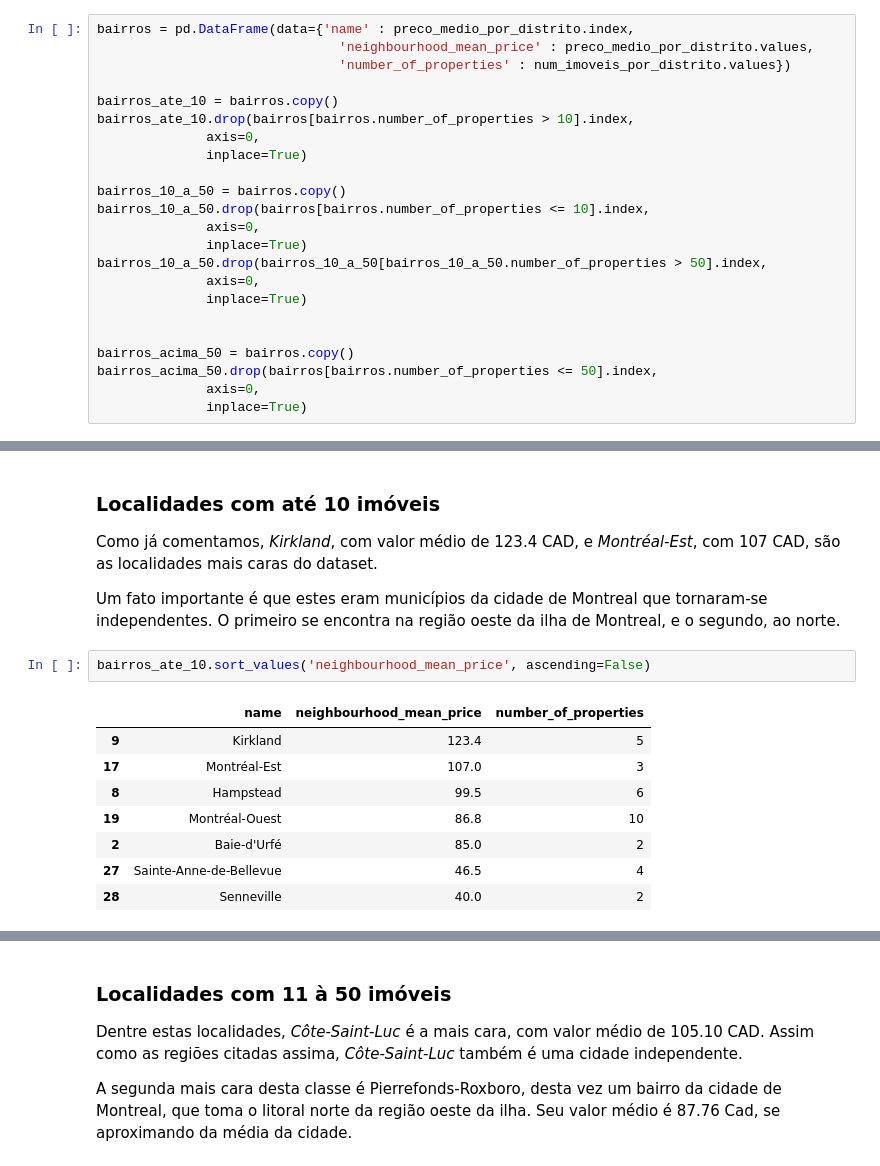
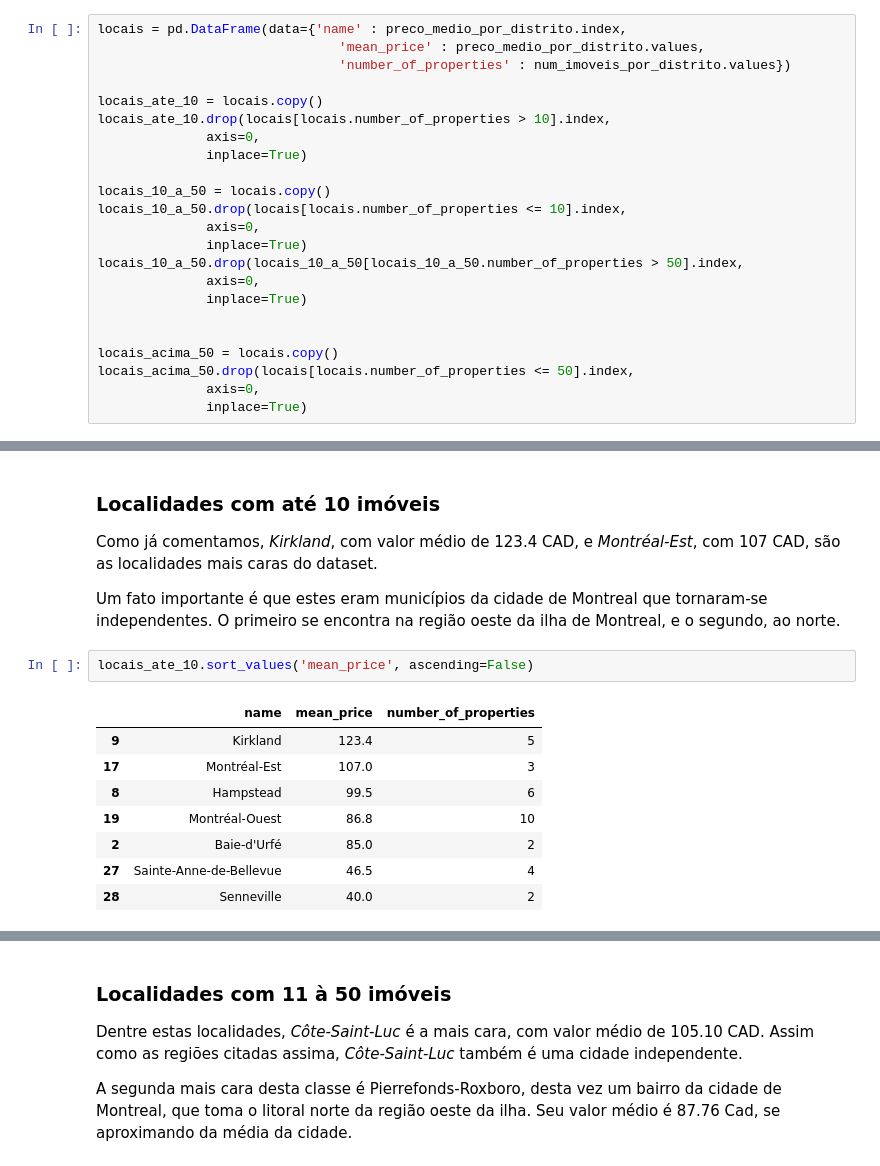
Before and after one commit to fernandoescobosa/data_science, a Jupyter notebook: Analisando_os_Dados_do_Airbnb_Montreal.ipynb, the cells around one changed output, grey strips where cells are left out. Drawn from its saved outputs; the diff is of its cells as text.

```diff
--- a/Analisando_os_Dados_do_Airbnb_Montreal.ipynb
+++ b/Analisando_os_Dados_do_Airbnb_Montreal.ipynb
@@ -424,25 +460,25 @@ df_clean.plot(kind='scatter', x='longitude', y='latitude', alpha=0.4, c=df_clean
 # %% [output]
 [figure]
 # %%
-bairros = pd.DataFrame(data={'name' : preco_medio_por_distrito.index,
-                               'neighbourhood_mean_price' : preco_medio_por_distrito.values,
+locais = pd.DataFrame(data={'name' : preco_medio_por_distrito.index,
+                               'mean_price' : preco_medio_por_distrito.values,
                                'number_of_properties' : num_imoveis_por_distrito.values})
 
-bairros_ate_10 = bairros.copy()
-bairros_ate_10.drop(bairros[bairros.number_of_properties > 10].index,
+locais_ate_10 = locais.copy()
+locais_ate_10.drop(locais[locais.number_of_properties > 10].index,
               axis=0,
               inplace=True)
 
-bairros_10_a_50 = bairros.copy()
-bairros_10_a_50.drop(bairros[bairros.number_of_properties <= 10].index,
+locais_10_a_50 = locais.copy()
+locais_10_a_50.drop(locais[locais.number_of_properties <= 10].index,
               axis=0,
               inplace=True)
-bairros_10_a_50.drop(bairros_10_a_50[bairros_10_a_50.number_of_properties > 50].index,
+locais_10_a_50.drop(locais_10_a_50[locais_10_a_50.number_of_properties > 50].index,
               axis=0,
               inplace=True)
 
 
-bairros_acima_50 = bairros.copy()
-bairros_acima_50.drop(bairros[bairros.number_of_properties <= 50].index,
+locais_acima_50 = locais.copy()
+locais_acima_50.drop(locais[locais.number_of_properties <= 50].index,
               axis=0,
               inplace=True)
@@ -453,9 +503,9 @@ Como já comentamos, *Kirkland*, com valor médio de 123.4 CAD, e *Montréal-Est
 
 Um fato importante é que estes eram municípios da cidade de Montreal que tornaram-se independentes. O primeiro se encontra na região oeste da ilha de Montreal, e o segundo, ao norte.
 # %%
-bairros_ate_10.sort_values('neighbourhood_mean_price', ascending=False)
+locais_ate_10.sort_values('mean_price', ascending=False)
 # %% [output]
-|  | name | neighbourhood_mean_price | number_of_properties |
+|  | name | mean_price | number_of_properties |
 | 9 | Kirkland | 123.4 | 5 |
 | 17 | Montréal-Est | 107.0 | 3 |
 | 8 | Hampstead | 99.5 | 6 |
```
Also changed, not shown: parts of 27 cells of this notebook.
